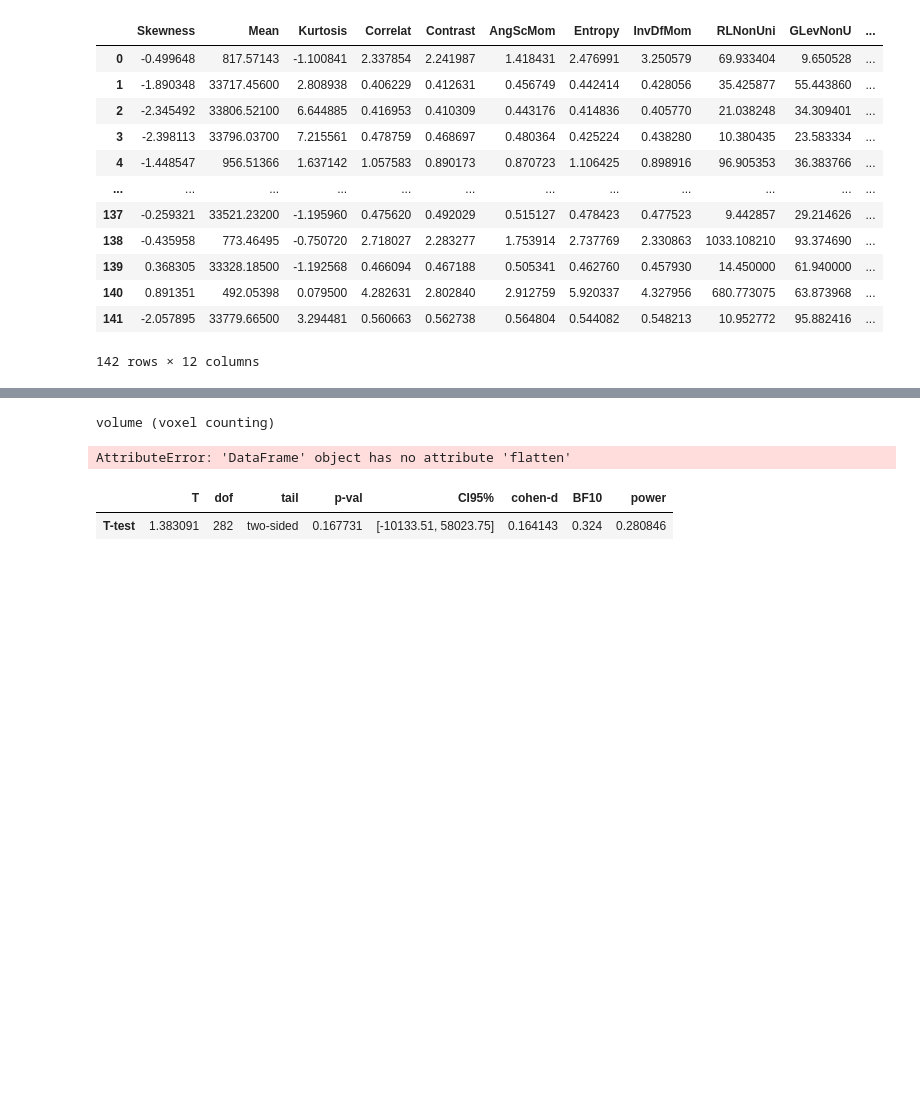
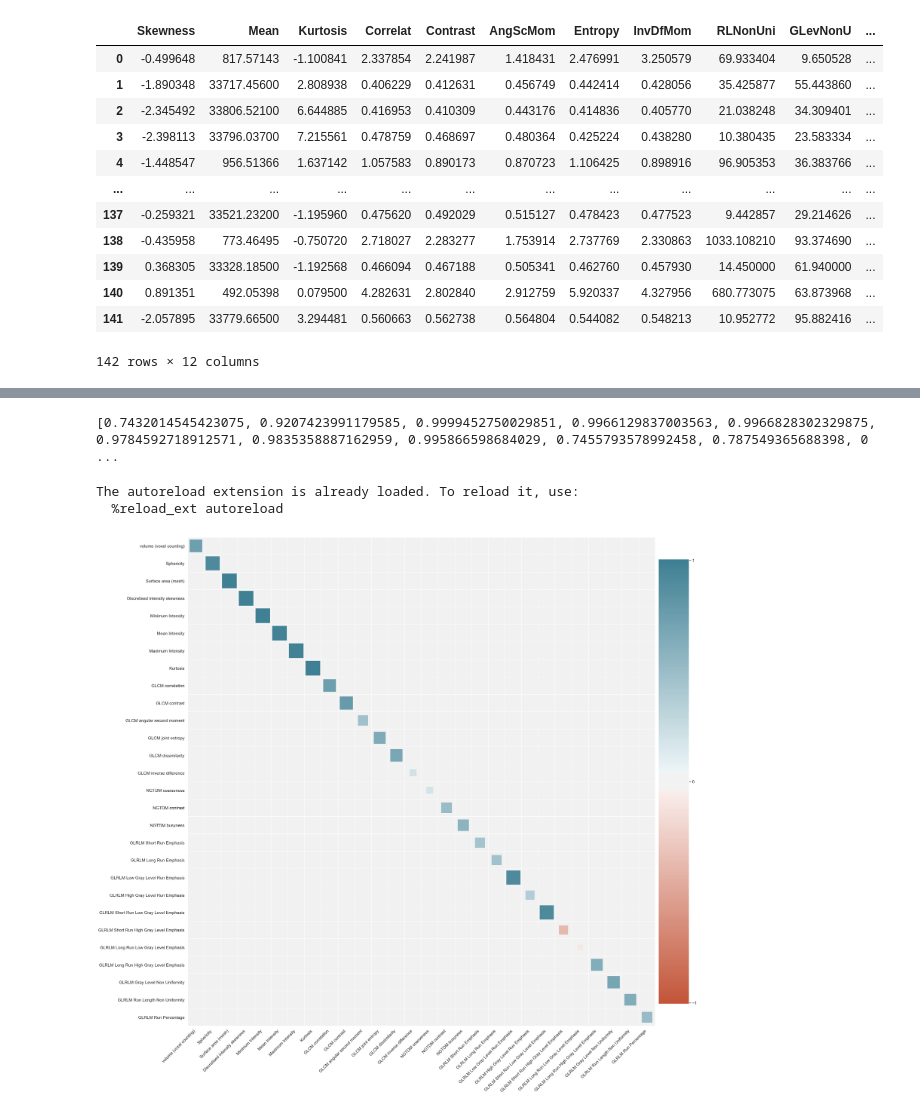
Before and after one commit to manos-mark/radiomics-features-extraction, a Jupyter notebook: feature visualization.ipynb, the cells around one changed output, grey strips where cells are left out. Saved outputs shown, nothing was run; the diff lists cells and outputs as text; code cells hidden in the pictures; blank space fills up the shorter version.

Commit message:
correlation maps

```diff
--- a/feature visualization.ipynb
+++ b/feature visualization.ipynb
@@ -319,0 +326,14 @@ from nipype.algorithms import icc
+# %%
+# Sort pyradiomics dataset by ID
+df = pd.read_csv(os.path.join(path, 'pyradiomics', 'data', 'pyradiomics_extracted_features.csv'))
+
+for index, row in df.iterrows():
+    df.loc[index,'ID'] = row['ID'].split('/')[-1].split('-')[-1]
+
+df['ID'] = df.apply(lambda x: x['ID'].split('/')[-1].split('-')[-1], axis=1)
+pyradiomics_dataset = pd.concat([pyradiomics_dataset, df['ID']], axis=1)
+
+pyradiomics_dataset.sort_values(by='ID', inplace=True)
+pyradiomics_dataset.set_index(pyradiomics_dataset['ID'], inplace=True)
+pyradiomics_dataset.drop(columns='ID', inplace=True)
+pyradiomics_dataset
@@ -320,18 +355,18 @@ from nipype.algorithms import icc
 # %%
+dd = []
+
 for i, (ax, feature) in enumerate(zip(axs.flat, selected_features)):
     py = pyradiomics_dataset.iloc[:,i]
     ma = mazda_dataset.iloc[:,i]
     li = lifex_dataset.iloc[:,i]
-    row = pd.DataFrame(pd.concat([py, ma,li], axis=1))
-    row.index.name = 'patient'
-    print(selected_features[i])
-    icc.ICC_rep_anova(row)
-    break
+
+    dd.append(np.corrcoef(li, py)[0][1])
+#     print(selected_features[i], ': ', np.corrcoef(li, py)[0][1])
+
+print(dd)
+# pp = sns.clustermap(dd, linewidths=.5, figsize=(13,13))
+# _ = plt.setp(pp.ax_heatmap.get_yticklabels(), rotation=0)
 # %% [output]
-volume (voxel counting)
+[0.7432014545423075, 0.9207423991179585, 0.9999452750029851, 0.9966129837003563, 0.9966828302329875, 0.9784592718912571, 0.9835358887162959, 0.995866598684029, 0.7455793578992458, 0.787549365688398, 0 ...
-AttributeError: 'DataFrame' object has no attribute 'flatten'
 # %%
-pg.ttest(pyradiomics_dataset.iloc[:,0], lifex_dataset.iloc[:,0])
+# pg.ttest(pyradiomics_dataset.iloc[:,0], lifex_dataset.iloc[:,0])
-# %% [output]
-|  | T | dof | tail | p-val | CI95% | cohen-d | BF10 | power |
-| T-test | 1.383091 | 282 | two-sided | 0.167731 | [-10133.51, 58023.75] | 0.164143 | 0.324 | 0.280846 |
@@ -339,0 +375,43 @@ pg.intraclass_corr
+# %%
+# https://stackoverflow.com/questions/41004952/how-to-check-correlation-between-matching-columns-of-two-data-sets?noredirect=1&lq=1
+# https://towardsdatascience.com/better-heatmaps-and-correlation-matrix-plots-in-python-41445d0f2bec
+# https://colab.research.google.com/drive/1YSvER-U3cwGplSHyXwaCXYhOWfWO53Iy#scrollTo=DaeVxOsyzULy
+from scipy.stats import pearsonr
+
+
+a = pyradiomics_dataset.copy()
+b = lifex_dataset.copy()
+a.columns = selected_features
+b.columns = selected_features
+
+# create a new DataFrame where the values for the indices and columns
+# align on the diagonals
+c = pd.DataFrame(columns = a.columns, index = a.columns)
+
+# since we know set(a.columns) == set(b.columns), we can just iterate
+# through the columns in a (although a more robust way would be to iterate
+# through the intersection of the two sets of columns, in the case your actual dataframes' columns don't match up
+
+# MONO DIAGWNIO
+for col in a.columns:
+    correl_signif = pearsonr(a[col], b[col]) # correlation of those two Series
+    correl = correl_signif[0] # grab the actual Pearson R value from the tuple from above
+    c.loc[col, col] = correl   # locate the diagonal for that column and assign the correlation coefficient
+
+# for col in c.columns:
+#     for idx in c.index:
+#         correl_signif = pearsonr(a[col], b[idx])
+#         correl = correl_signif[0]
+#         c.loc[idx, col] = correl
+sns.set(color_codes=True, font_scale=1.2)
+%matplotlib inline
+%config InlineBackend.figure_format = 'retina'
+%load_ext autoreload
+%autoreload 2
+
+plt.figure(figsize=(28, 28))
+corrplot(c, size_scale=2000)
+# %% [output]
+The autoreload extension is already loaded. To reload it, use:
+  %reload_ext autoreload
+[figure, added]
```
Also changed, not shown: parts of 9 cells of this notebook, 6 other files.
